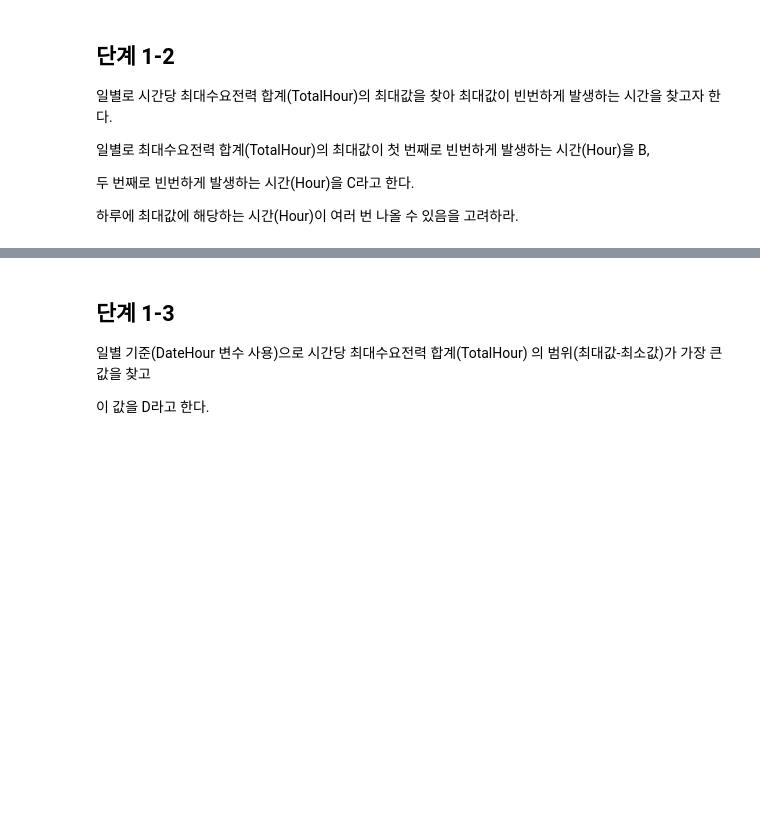
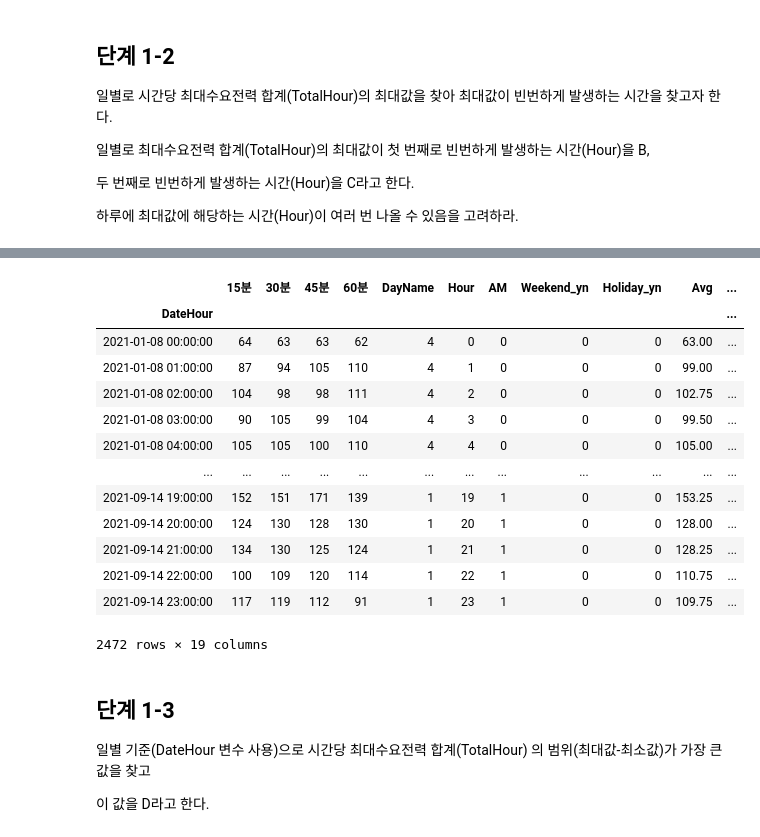
Before and after one commit to sunkusun9/DS_lv3_2502, a Jupyter notebook: sec_ds_lv3_prob3_prob.ipynb, the cells around one changed output, grey strips where cells are left out. Cells and saved outputs as stored; diff of their text form; code cells hidden in the pictures; blank space fills up the shorter version.

```diff
--- a/sec_ds_lv3_prob3_prob.ipynb
+++ b/sec_ds_lv3_prob3_prob.ipynb
@@ -394,3 +728,24 @@ basetable1을 이용하여 다음 질문에 답하시오.
+# %%
+# 4. groupby ~ filter ~ lambda x: lambda x의 반환값이 True일 경우 그룹의 행들을 취하게 합니다.
+# 일별 TotalHour의 평균이 180이상인 일자의 데이터들을 추출합니다.
+df_basetable1.groupby(df_basetable1.index.date).filter(
+    lambda x: x['TotalHour'].mean() >= 500
+)
+# %% [output]
+|  | 15분 | 30분 | 45분 | 60분 | DayName | Hour | AM | Weekend_yn | Holiday_yn | Avg | ... |
+| DateHour |  |  |  |  |  |  |  |  |  |  | ... |
+| 2021-01-08 00:00:00 | 64 | 63 | 63 | 62 | 4 | 0 | 0 | 0 | 0 | 63.00 | ... |
+| 2021-01-08 01:00:00 | 87 | 94 | 105 | 110 | 4 | 1 | 0 | 0 | 0 | 99.00 | ... |
+| 2021-01-08 02:00:00 | 104 | 98 | 98 | 111 | 4 | 2 | 0 | 0 | 0 | 102.75 | ... |
+| 2021-01-08 03:00:00 | 90 | 105 | 99 | 104 | 4 | 3 | 0 | 0 | 0 | 99.50 | ... |
+| 2021-01-08 04:00:00 | 105 | 105 | 100 | 110 | 4 | 4 | 0 | 0 | 0 | 105.00 | ... |
+| ... | ... | ... | ... | ... | ... | ... | ... | ... | ... | ... | ... |
+| 2021-09-14 19:00:00 | 152 | 151 | 171 | 139 | 1 | 19 | 1 | 0 | 0 | 153.25 | ... |
+| 2021-09-14 20:00:00 | 124 | 130 | 128 | 130 | 1 | 20 | 1 | 0 | 0 | 128.00 | ... |
+| 2021-09-14 21:00:00 | 134 | 130 | 125 | 124 | 1 | 21 | 1 | 0 | 0 | 128.25 | ... |
+| 2021-09-14 22:00:00 | 100 | 109 | 120 | 114 | 1 | 22 | 1 | 0 | 0 | 110.75 | ... |
+| 2021-09-14 23:00:00 | 117 | 119 | 112 | 91 | 1 | 23 | 1 | 0 | 0 | 109.75 | ... |
+2472 rows × 19 columns
 # %% [markdown]
 ## 단계 1-3
 
```
Also changed, not shown: parts of 47 cells of this notebook.
